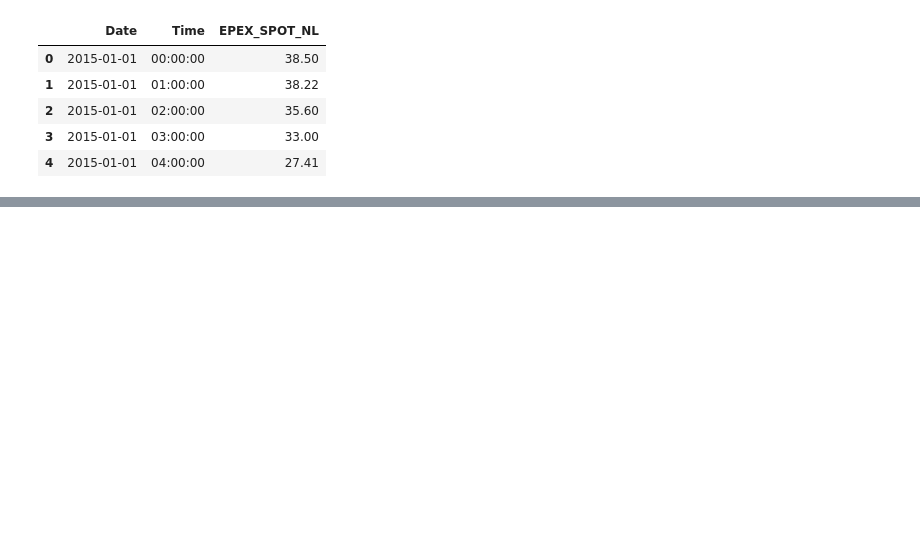
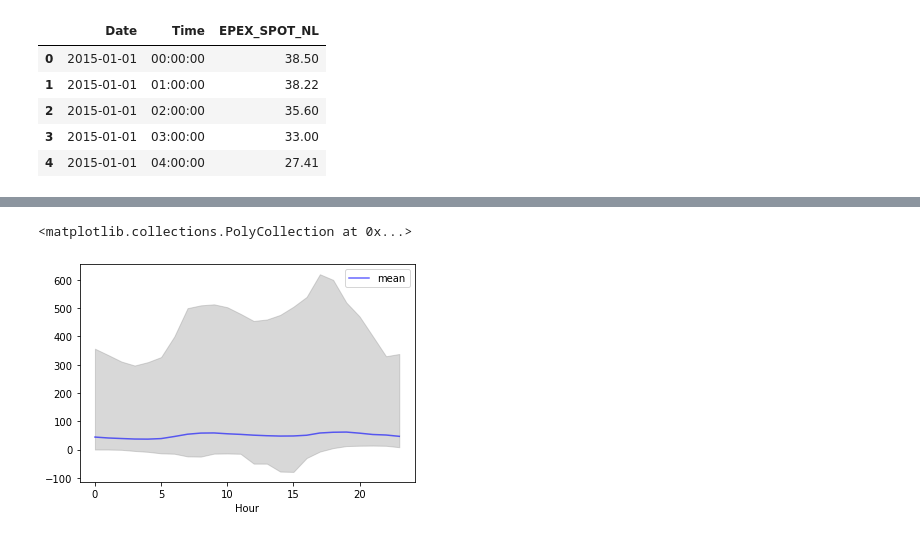
Before and after one commit to tomrigt/PPAnalytics, a Jupyter notebook: ML_epex.ipynb, the cells around one changed output, grey strips where cells are left out. Drawn from its saved outputs; the diff is of its cells as text; code cells hidden in the pictures; blank space fills up the shorter version.

```diff
--- a/ML_epex.ipynb
+++ b/ML_epex.ipynb
@@ -21,0 +37,5 @@ plt.show()
+# %%
+# Define seasonality columns
+df['Hour'] = df.index.hour
+df['Weekday'] = df.index.dayofweek
+df['Month'] = df.index.month
@@ -21,0 +51,10 @@ plt.show()
+# %%
+# Plot hourly data
+hourly_data = df.groupby('Hour')['EPEX_SPOT_NL'].agg(['min','max','mean'])
+hourly_data.reset_index(inplace=True)
+
+ax  = hourly_data.plot(x='Hour', y='mean', c='blue', alpha=0.6)
+plt.fill_between(x='Hour',y1='min',y2='max', data=hourly_data, color='grey', alpha=0.3)
+# %% [output]
+<matplotlib.collections.PolyCollection at 0x...>
+[figure, added]
```
Also changed, not shown: parts of 8 cells of this notebook.
